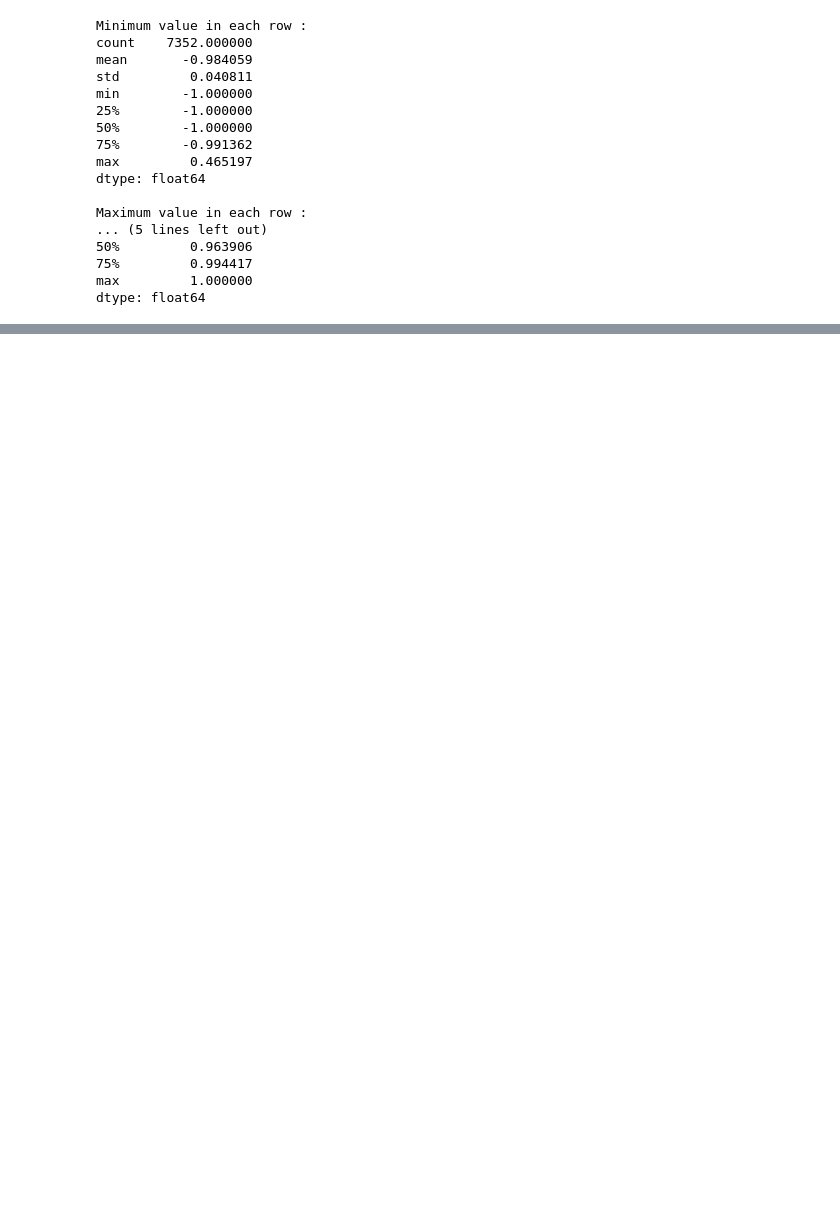
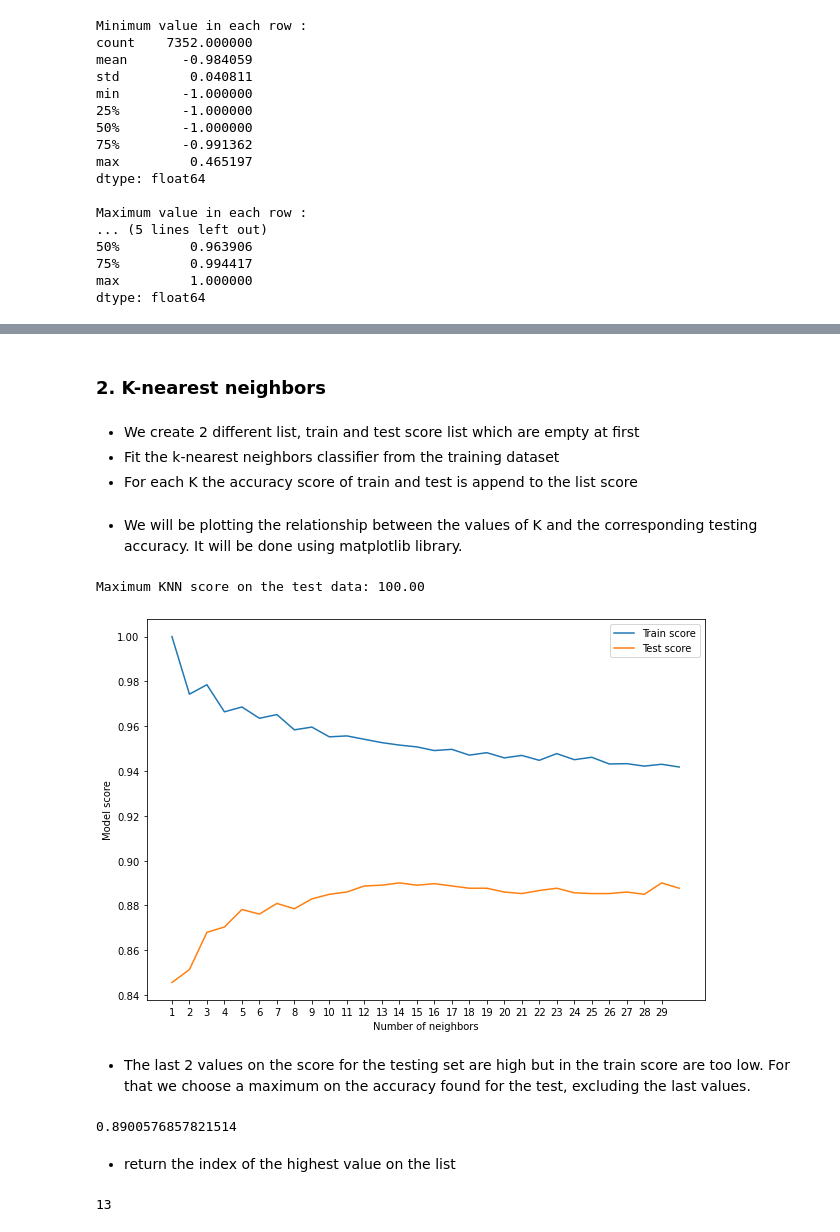
Before and after one commit to Esteban-7/Human_Activity_Recognition-Supervised_Learning, a Jupyter notebook: classification_project.ipynb, the cells around one changed output, grey strips where cells are left out. Drawn from its saved outputs; the diff is of its cells as text; code cells hidden in the pictures; blank space fills up the shorter version.

```diff
--- a/classification_project.ipynb
+++ b/classification_project.ipynb
@@ -259,13 +461,7 @@ y_train = df[["activity_num"]]
-# %%
-df_test = pd.read_csv('data/test.csv')
-df_test = df_test.drop(["subject"], axis = 1)
-
-df_test['activity_num'] = df_test['Activity']
-df_test['activity_num'].replace(['STANDING', 'WALKING_UPSTAIRS', 'WALKING_DOWNSTAIRS', 'SITTING','LAYING', 'WALKING'],
-                        [1,2,3,4,5,6], inplace=True)
 # %%
-x_test = pca.transform(df_test.drop(["Activity","activity_num"], axis = 1))
+x_test = pca.transform(df_test.drop(["Activity","activity_num"], axis = 1)) #x_test is the matrix of the first 34 principal components transformed from the test set
 x_test = pd.DataFrame(x_test)
 x_test = x_test.iloc[:, 0:34]
+x_test = x_test.to_numpy()
 
-y_test = df_test[["activity_num"]]
+y_test = df_test["activity_num"]
@@ -271,0 +567,8 @@ y_test = df_test[["activity_num"]]
+# %%
+#the classifier is the re defined using the optimal parameters
+lr_clf = LogisticRegression(**best_params)
+lr_clf.fit(x_train, y_train)
+
+#the results are shown
+print_score(lr_clf, x_train, y_train, x_test, y_test, train=True)
+print_score(lr_clf, x_train, y_train, x_test, y_test, train=False)
@@ -271,0 +605,2 @@ y_test = df_test[["activity_num"]]
+# %% [markdown]
+### 2. K-nearest neighbors
@@ -271,0 +609,43 @@ y_test = df_test[["activity_num"]]
+# %% [markdown]
+- We create 2 different list, train and test score list which are empty at first
+- Fit the k-nearest neighbors classifier from the training dataset
+- For each K the accuracy score of train and test is append to the list score
+# %%
+train_score = []
+test_score = []
+neighbors = range(1, 31)
+
+for k in neighbors:
+    model = KNeighborsClassifier(n_neighbors=k)
+    model.fit(x_train, y_train)
+    train_score.append(accuracy_score(y_train, model.predict(x_train)))
+    test_score.append(accuracy_score(y_test, model.predict(x_test)))
+# %% [markdown]
+- We will be plotting the relationship between the values of K and the corresponding testing accuracy. It will be done using matplotlib library.
+# %%
+plt.figure(figsize=(10, 7))
+plt.plot(neighbors, train_score, label="Train score")
+plt.plot(neighbors, test_score, label="Test score")
+plt.xticks(np.arange(1, 30, 1))
+plt.xlabel("Number of neighbors")
+plt.ylabel("Model score")
+plt.legend()
+
+print(f"Maximum KNN score on the test data: {max(train_score)*100:.2f}")
+# %% [output]
+Maximum KNN score on the test data: 100.00
+[figure, added]
+# %% [markdown]
+- The last 2 values on the score for the testing set are high but in the train score are too low. For that we choose a maximum on the accuracy found for the test, excluding the last values.
+# %%
+max_value = max(test_score[0:-2])
+max_value
+# %% [output]
+0.8900576857821514
+# %% [markdown]
+- return the index of the highest value on the list
+# %%
+index_max = test_score.index(max_value)
+index_max
+# %% [output]
+13
```
Also changed, not shown: parts of 146 cells of this notebook, 2 other files.
